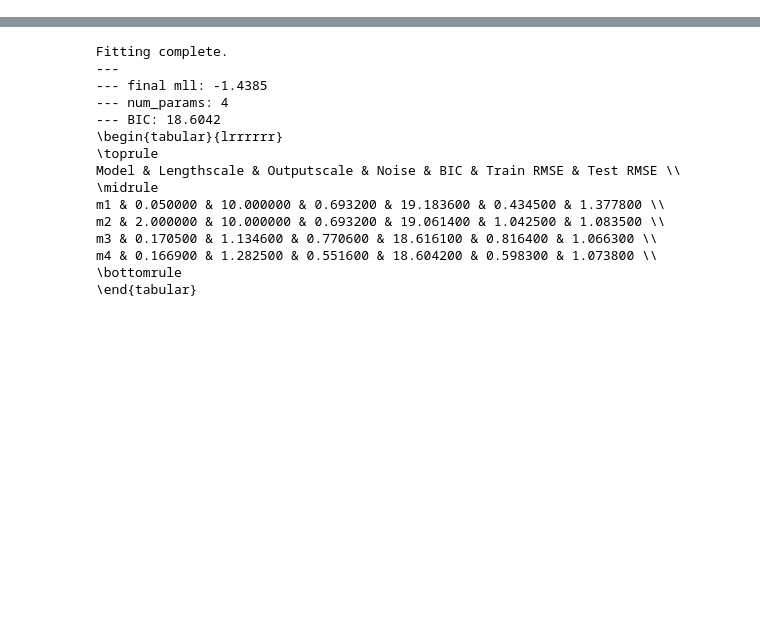
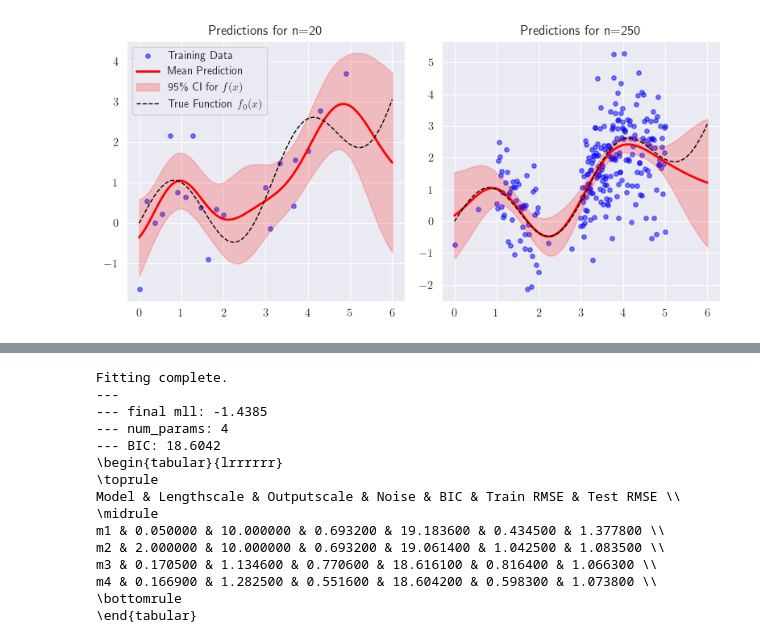
Before and after one commit to jimmyrisk/EasyGPR, a Jupyter notebook: easygpr/examples/synthetic_example.ipynb, the cells around one changed output, grey strips where cells are left out. Cells and saved outputs as stored; diff of their text form; code cells hidden in the pictures; blank space fills up the shorter version.

```diff
--- a/easygpr/examples/synthetic_example.ipynb
+++ b/easygpr/examples/synthetic_example.ipynb
@@ -147,0 +13,97 @@ GPRModel(
+# %%
+import numpy as np
+import torch
+from easygpr import GPRModel
+import matplotlib.pyplot as plt
+from matplotlib.lines import Line2D
+
+# Set the random seed
+seed = 235789
+torch.manual_seed(seed)
+np.random.seed(seed)
+
+# Define the underlying function
+def f(x):
+    return 0.1 * x ** 2 + np.sin(x * 2)
+
+# Generate synthetic training data with noise for n=20
+x_train_20 = np.hstack((np.linspace(0, 2, 12), np.linspace(3.1, 4.9, 4), np.linspace(3, 4, 4)))
+y_train_20 = f(x_train_20) + np.random.normal(0, 1, x_train_20.shape)
+
+# Reshape x_train_20 to 2D array
+x_train_20 = x_train_20.reshape(-1, 1)
+
+# Generate synthetic training data with noise for n=250
+x_train_250 = np.hstack((np.linspace(1, 2, 50), np.linspace(3, 5, 140), np.linspace(0, 5, 10), np.linspace(3, 4, 50)))
+y_train_250 = f(x_train_250) + np.random.normal(0, 1, x_train_250.shape)
+
+# Reshape x_train_250 to 2D array
+x_train_250 = x_train_250.reshape(-1, 1)
+
+# Create GPR model for n=20 and n=250
+m_20 = GPRModel(train_x=x_train_20, train_y=y_train_20, kernel="rbf")
+m_20.fit_model()
+
+m_250 = GPRModel(train_x=x_train_250, train_y=y_train_250, kernel="rbf")
+m_250.fit_model()
+
+
+# Create a range of test inputs
+x_test = torch.linspace(0, 6, 100)
+
+# Create GPR model for n=20 and n=250
+m_20 = GPRModel(train_x=x_train_20, train_y=y_train_20, kernel="rbf")
+m_20.fit_model()
+
+m_250 = GPRModel(train_x=x_train_250, train_y=y_train_250, kernel="rbf")
+m_250.fit_model()
+
+# Make predictions for n=20 and n=250
+predictions_20 = m_20.make_predictions(x_test.unsqueeze(1), type="f", return_type="numpy")
+predictions_250 = m_250.make_predictions(x_test.unsqueeze(1), type="f", return_type="numpy")
+
+# Update plot parameters to enhance readability
+# Set up plot parameters to ensure sufficient font size and quality
+import matplotlib.pylab as pylab
+params = {
+    'legend.fontsize': 'medium',
+    'axes.labelsize': 'medium',
+    'axes.titlesize': 'medium',
+    'xtick.labelsize': 'small',
+    'ytick.labelsize': 'small',
+    'font.size': 12,
+    'text.usetex': True
+}
+pylab.rcParams.update(params)
+
+
+
+# Initialize a figure for the subplot panel
+fig, axes = plt.subplots(1, 2, figsize=(8, 4))
+
+x_test_np = np.linspace(0, 6, 100)  # Convert x_test to a numpy array for plotting
+
+# Function to plot the graphs
+def plot_graph(ax, x_train, y_train, predictions, title, color, legend = True):
+    ax.scatter(x_train, y_train, label='Training Data', color='blue', s=15, marker='o', alpha = 0.5)
+    ax.plot(x_test_np, predictions.mean, label='Mean Prediction', color=color, linewidth=2)
+    ax.fill_between(x_test_np, predictions.mean - 1.96 * np.sqrt(predictions.variance),
+                    predictions.mean + 1.96 * np.sqrt(predictions.variance), alpha=0.2, color=color, label='95\% CI for $f(x)$')
+    ax.plot(x_test_np, f(x_test_np), '--', label='True Function $f_0(x)$', color='black', linewidth=1)
+    if legend:
+        ax.legend(loc='upper left', fontsize=10, labelspacing=0.5, framealpha=0.8)
+    ax.set_title(title)
+
+# Plot predictions for n=20 and n=250
+plot_graph(axes[0], x_train_20, y_train_20, predictions_20, 'Predictions for n=20', 'red')
+plot_graph(axes[1], x_train_250, y_train_250, predictions_250, 'Predictions for n=250', 'red', legend = False)
+
+# Adjust layout to prevent overlap
+plt.tight_layout()
+
+# Save the figure
+plt.savefig('synthetic1_GP-n20-vs-250.png', dpi=600, bbox_inches='tight')
+
+# Display the plot
+plt.show()
+# %% [output]
@@ -148,3 +130,4 @@ GPRModel(
+[figure, added]
 # %%
 import numpy as np
 import torch
```
Also changed, not shown: parts of 7 cells of this notebook, 13 other files.
